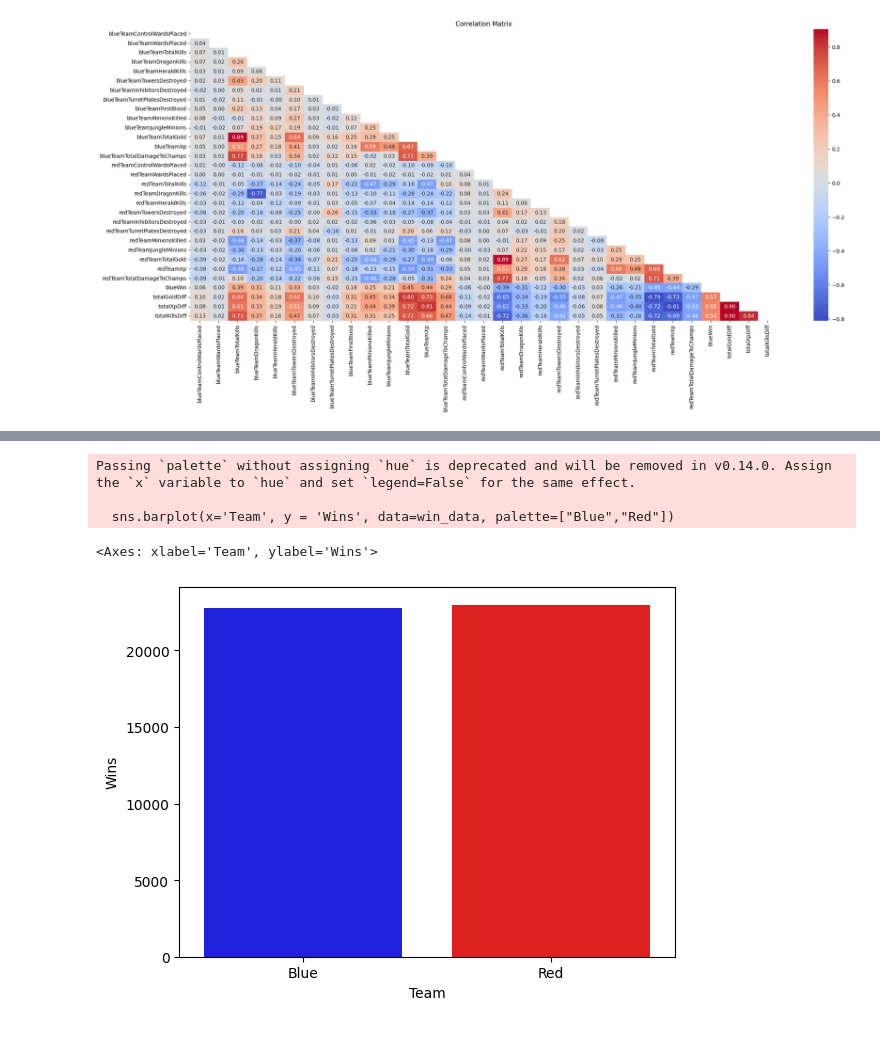
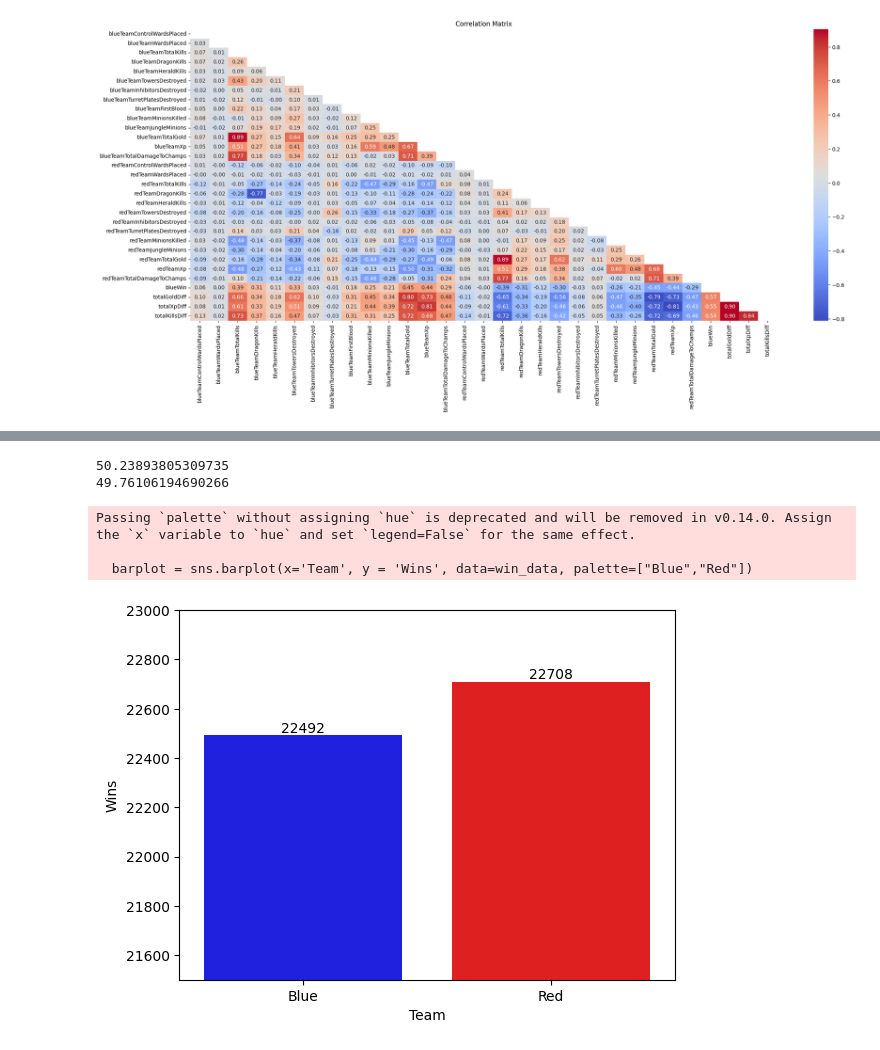
Before and after one commit to KOlCIqwq/Data_Science_Project, a Jupyter notebook: Final_Project/Main.ipynb, the cells around one changed output, grey strips where cells are left out. Cells and saved outputs as stored; diff of their text form; code cells hidden in the pictures.

Commit message:
Select the valueble data, start to consider which graph to show

```diff
--- a/Final_Project/Main.ipynb
+++ b/Final_Project/Main.ipynb
@@ -64,3 +64,10 @@ lol_15_euw_df['totalGoldDiff'] = lol_15_euw_df['blueTeamTotalGold'] - lol_15_euw
 lol_15_euw_df['totalXpDiff'] = lol_15_euw_df['blueTeamXp'] - lol_15_euw_df['redTeamXp']
 lol_15_euw_df['totalKillsDiff'] = lol_15_euw_df['blueTeamTotalKills'] - lol_15_euw_df['redTeamTotalKills']
 lol_15_euw_df['totalDamageDiff'] = lol_15_euw_df['blueTeamTotalDamageToChamps'] - lol_15_euw_df['redTeamTotalDamageToChamps']
+# %%
+# The turret plates cannot be > 15 in real game
+drop1 = np.where(lol_15_euw_df[lol_15_euw_df['blueTeamTurretPlatesDestroyed'] > 15])[0]
+drop2 = np.where(lol_15_euw_df[lol_15_euw_df['redTeamTurretPlatesDestroyed'] > 15])[0]
+lol_15_euw_df = lol_15_euw_df.drop(drop1)
+lol_15_euw_df = lol_15_euw_df.drop(drop2)
+lol_15_euw_df.shape
@@ -184,21 +204,39 @@ sns.histplot(df['totalKillsDiff'], kde=True, bins=50)
 # %%
 # Calculate win counts
 win_counts = df['blueWin'].value_counts()
 blue_wins = win_counts.get(1, 0)
 red_wins = win_counts.get(0, 0)
-
+blueWinMatch = df['blueWin'].sum()
+total_matches = len(df)
+blueWinpercent = (blueWinMatch / total_matches) * 100
+redWinMatch = total_matches - df['blueWin'].sum()
+redWinpercent = (redWinMatch / total_matches) * 100
+print(redWinpercent)
+print(blueWinpercent)
 # Create a DataFrame for visualization
+# Need to add the point of difference between 2 bars
 win_data = pd.DataFrame({
     'Team': ['Blue', 'Red'],
     'Wins': [blue_wins, red_wins]
 })
-sns.barplot(x='Team', y = 'Wins', data=win_data, palette=["Blue","Red"])
+barplot = sns.barplot(x='Team', y = 'Wins', data=win_data, palette=["Blue","Red"])
+plt.ylim(21500,23000)
+for p in barplot.patches:
+    height = p.get_height()
+    barplot.text(
+        p.get_x() + p.get_width() / 2.,
+        height + 0.5,
+        '{:1.0f}'.format(height),
+        ha="center",
+        va="bottom"
+    )
 # %% [output]
-Passing `palette` without assigning `hue` is deprecated and will be removed in v0.14.0. Assign the `x` variable to `hue` and set `legend=False` for the same effect.
-
-  sns.barplot(x='Team', y = 'Wins', data=win_data, palette=["Blue","Red"])
+50.23893805309735
+49.76106194690266
-<Axes: xlabel='Team', ylabel='Wins'>
+Passing `palette` without assigning `hue` is deprecated and will be removed in v0.14.0. Assign the `x` variable to `hue` and set `legend=False` for the same effect.
+
+  barplot = sns.barplot(x='Team', y = 'Wins', data=win_data, palette=["Blue","Red"])
-[figure, old version]
+[figure, new version]
 # %%
 #plt.scatter(df['redTeamMinionsKilled'],df['blueTeamMinionsKilled'], c = 'k', marker = '*', s = 10, alpha=0.3)
 #plt.show()
```
Also changed, not shown: parts of 12 cells of this notebook, 1 other file.
